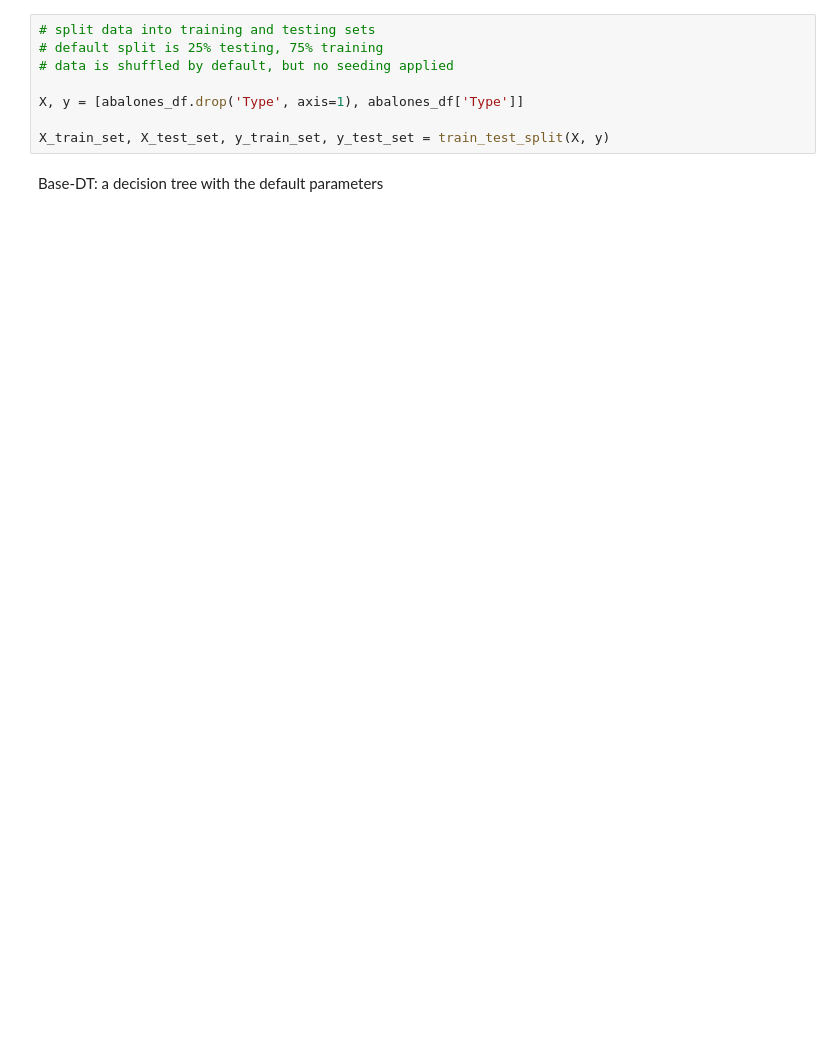
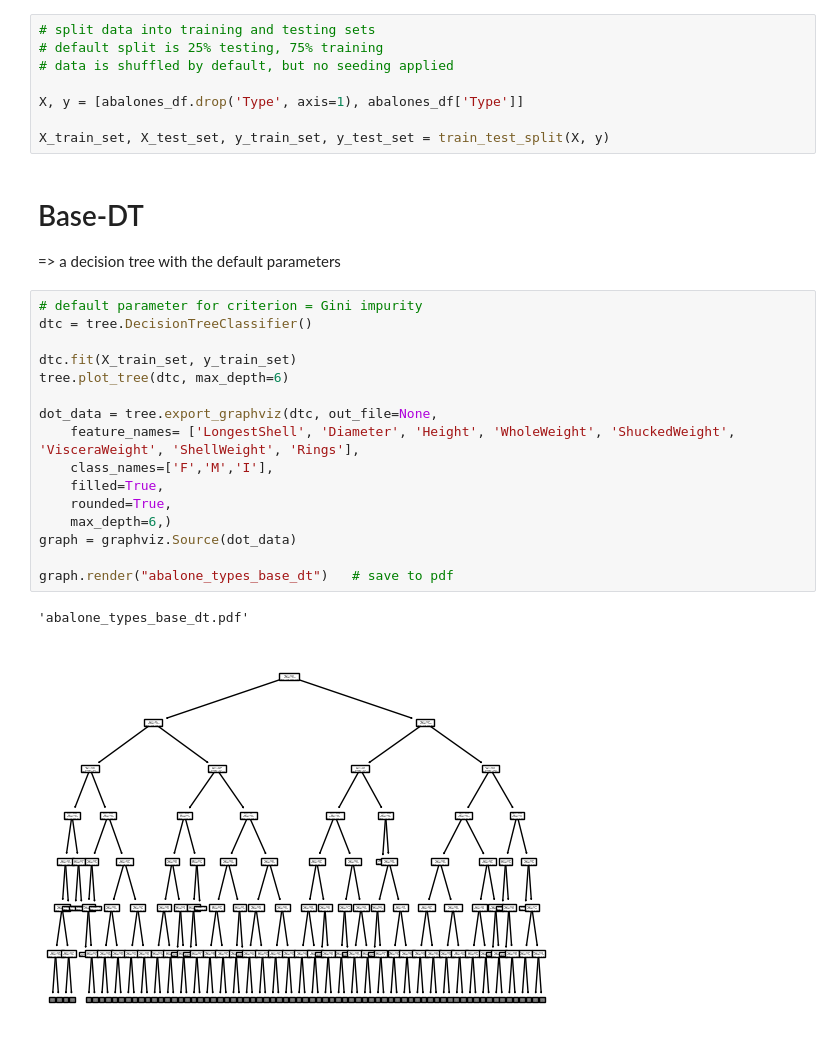
Before and after one commit to MohamadGSalim/Experiments-with-Machine-Learning, a Jupyter notebook: Abalone_Classification.ipynb, the cells around one changed output. Saved outputs shown, nothing was run; the diff lists cells and outputs as text; blank space fills up the shorter version.

```diff
--- a/Abalone_Classification.ipynb
+++ b/Abalone_Classification.ipynb
@@ -60,4 +99,24 @@ X, y = [abalones_df.drop('Type', axis=1), abalones_df['Type']]
 
 X_train_set, X_test_set, y_train_set, y_test_set = train_test_split(X, y)
 # %% [markdown]
-Base-DT: a decision tree with the default parameters
+# Base-DT
+=> a decision tree with the default parameters
+# %%
+# default parameter for criterion = Gini impurity
+dtc = tree.DecisionTreeClassifier()
+
+dtc.fit(X_train_set, y_train_set)
+tree.plot_tree(dtc, max_depth=6)
+
+dot_data = tree.export_graphviz(dtc, out_file=None,
+    feature_names= ['LongestShell', 'Diameter', 'Height', 'WholeWeight', 'ShuckedWeight', 'VisceraWeight', 'ShellWeight', 'Rings'],
+    class_names=['F','M','I'],
+    filled=True,
+    rounded=True,
+    max_depth=6,)
+graph = graphviz.Source(dot_data)
+
+graph.render("abalone_types_base_dt")   # save to pdf
+# %% [output]
+'abalone_types_base_dt.pdf'
+[figure, added]
```
Also changed, not shown: parts of 8 cells of this notebook, 3 other files.
